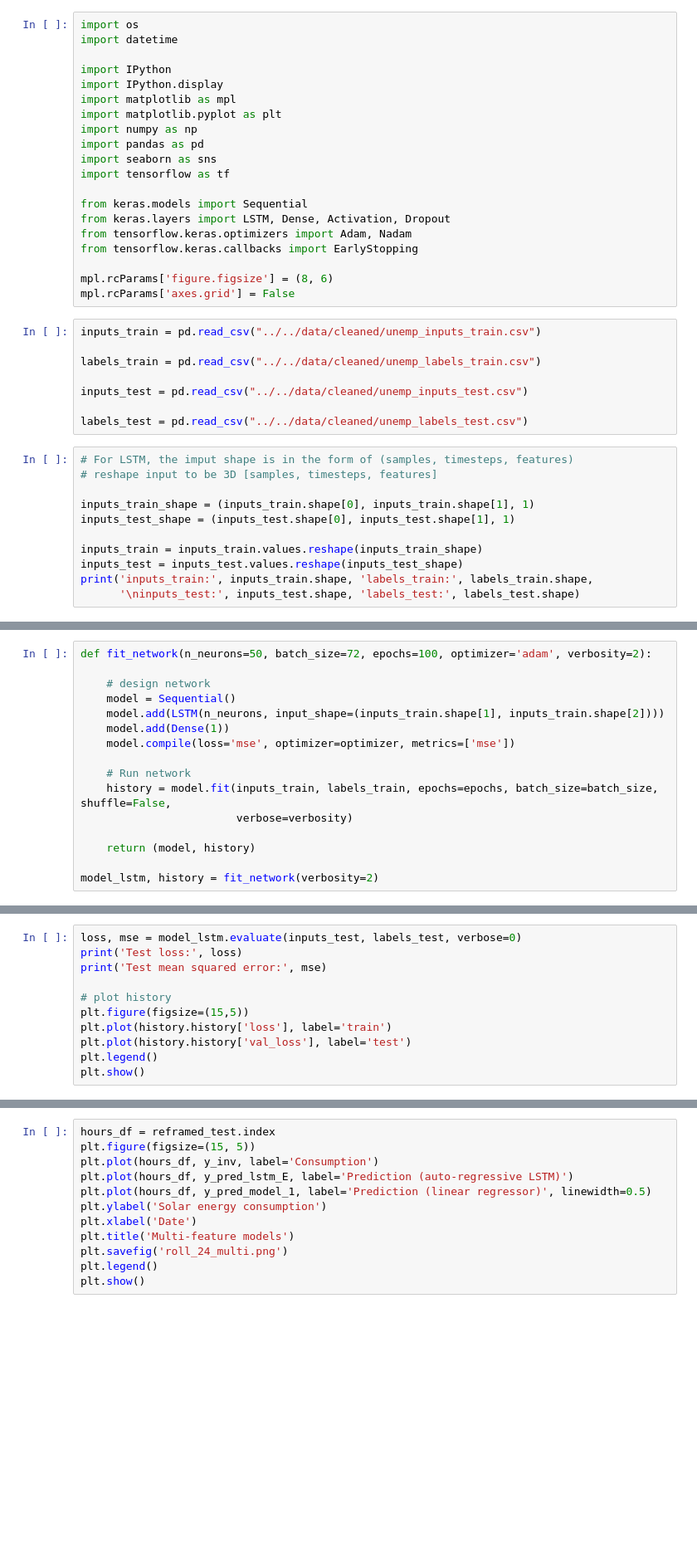
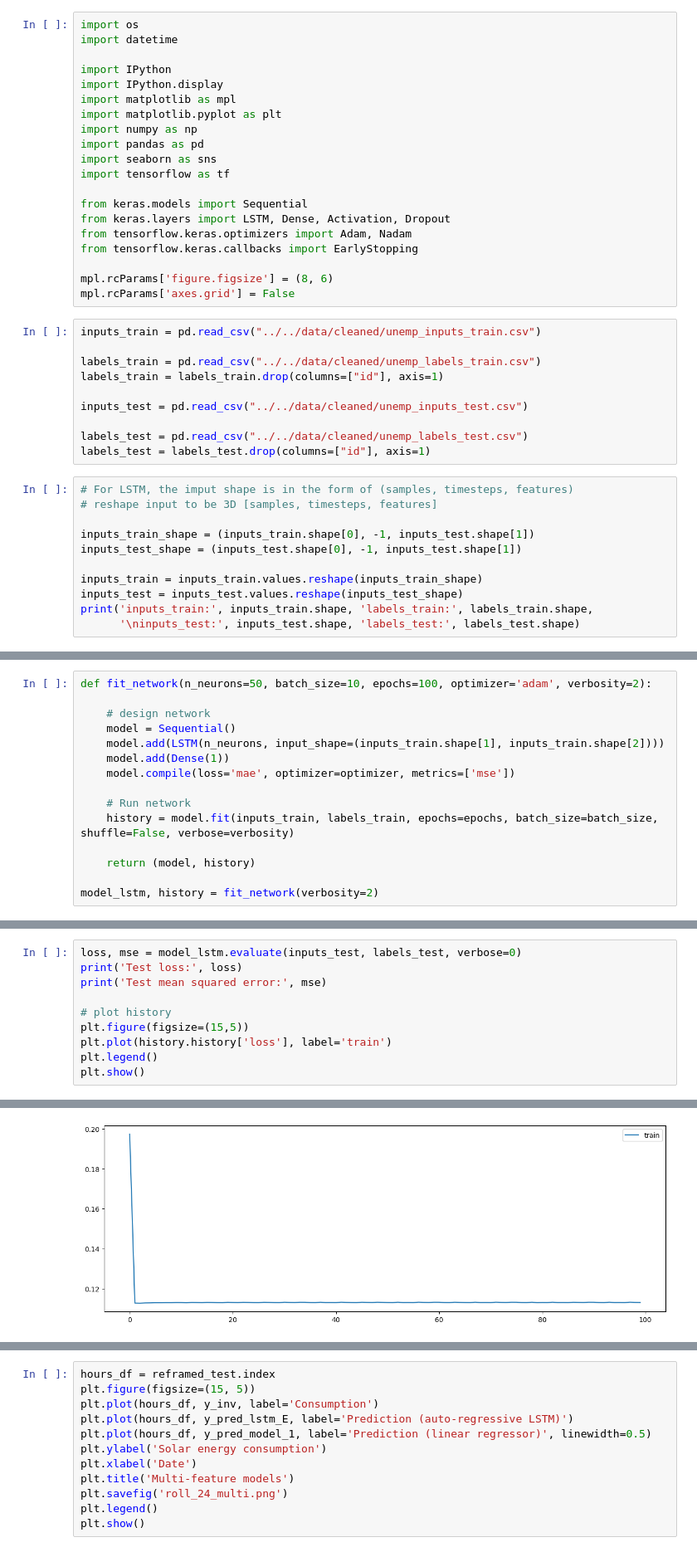
Before and after one commit to JayRPhilbrick/dl-economy-jayandshivani, a Jupyter notebook: code/ARNN/real_arrn.ipynb, the cells around one changed output, grey strips where cells are left out. Shown: that part at 83% size. Saved outputs shown, nothing was run; the diff lists cells and outputs as text; blank space fills up the shorter version.

```diff
--- a/code/ARNN/real_arrn.ipynb
+++ b/code/ARNN/real_arrn.ipynb
@@ -22,16 +22,18 @@ mpl.rcParams['axes.grid'] = False
 inputs_train = pd.read_csv("../../data/cleaned/unemp_inputs_train.csv")
 
 labels_train = pd.read_csv("../../data/cleaned/unemp_labels_train.csv")
+labels_train = labels_train.drop(columns=["id"], axis=1)
 
 inputs_test = pd.read_csv("../../data/cleaned/unemp_inputs_test.csv")
 
 labels_test = pd.read_csv("../../data/cleaned/unemp_labels_test.csv")
+labels_test = labels_test.drop(columns=["id"], axis=1)
 # %%
 # For LSTM, the imput shape is in the form of (samples, timesteps, features)
 # reshape input to be 3D [samples, timesteps, features]
 
-inputs_train_shape = (inputs_train.shape[0], inputs_train.shape[1], 1)
-inputs_test_shape = (inputs_test.shape[0], inputs_test.shape[1], 1)
+inputs_train_shape = (inputs_train.shape[0], -1, inputs_test.shape[1])
+inputs_test_shape = (inputs_test.shape[0], -1, inputs_test.shape[1])
 
 inputs_train = inputs_train.values.reshape(inputs_train_shape)
 inputs_test = inputs_test.values.reshape(inputs_test_shape)
@@ -43,15 +45,14 @@ inputs_test: (152, 122, 1) labels_test: (152, 2)
 # %%
-def fit_network(n_neurons=50, batch_size=72, epochs=100, optimizer='adam', verbosity=2):
+def fit_network(n_neurons=50, batch_size=10, epochs=100, optimizer='adam', verbosity=2):
 
     # design network
     model = Sequential()
     model.add(LSTM(n_neurons, input_shape=(inputs_train.shape[1], inputs_train.shape[2])))
     model.add(Dense(1))
-    model.compile(loss='mse', optimizer=optimizer, metrics=['mse'])
+    model.compile(loss='mae', optimizer=optimizer, metrics=['mse'])
 
     # Run network
-    history = model.fit(inputs_train, labels_train, epochs=epochs, batch_size=batch_size, shuffle=False,
-                        verbose=verbosity)
+    history = model.fit(inputs_train, labels_train, epochs=epochs, batch_size=batch_size, shuffle=False, verbose=verbosity)
 
     return (model, history)
 
@@ -82,6 +83,6 @@ print('Test mean squared error:', mse)
 # plot history
 plt.figure(figsize=(15,5))
 plt.plot(history.history['loss'], label='train')
-plt.plot(history.history['val_loss'], label='test')
 plt.legend()
 plt.show()
+# %% [output]
@@ -88 +91,2 @@ plt.show()
+[figure, added]
 # %%
```
Also changed, not shown: parts of 4 cells of this notebook, 7 other files.
